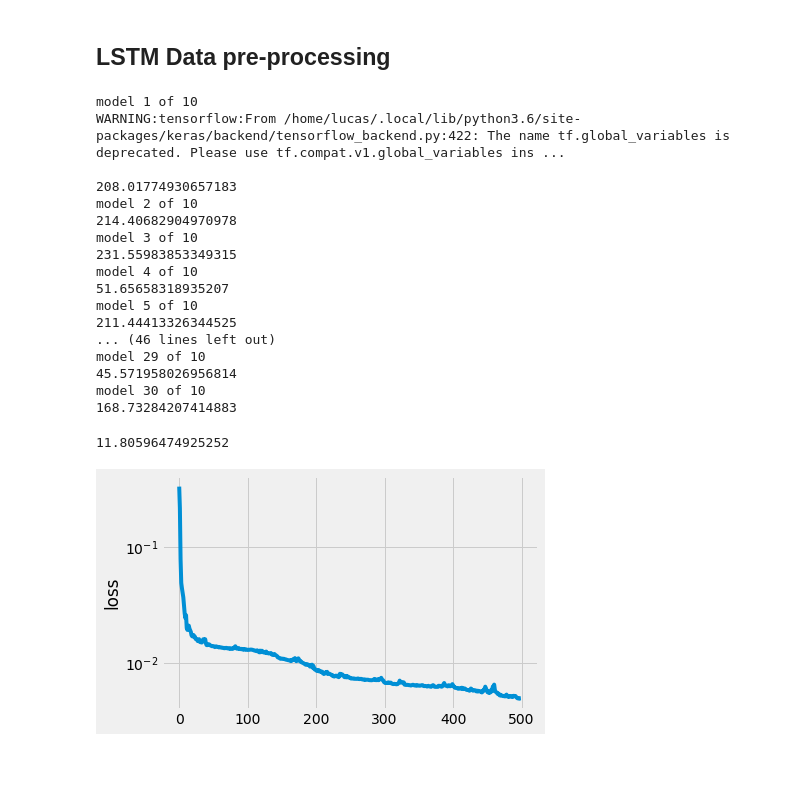
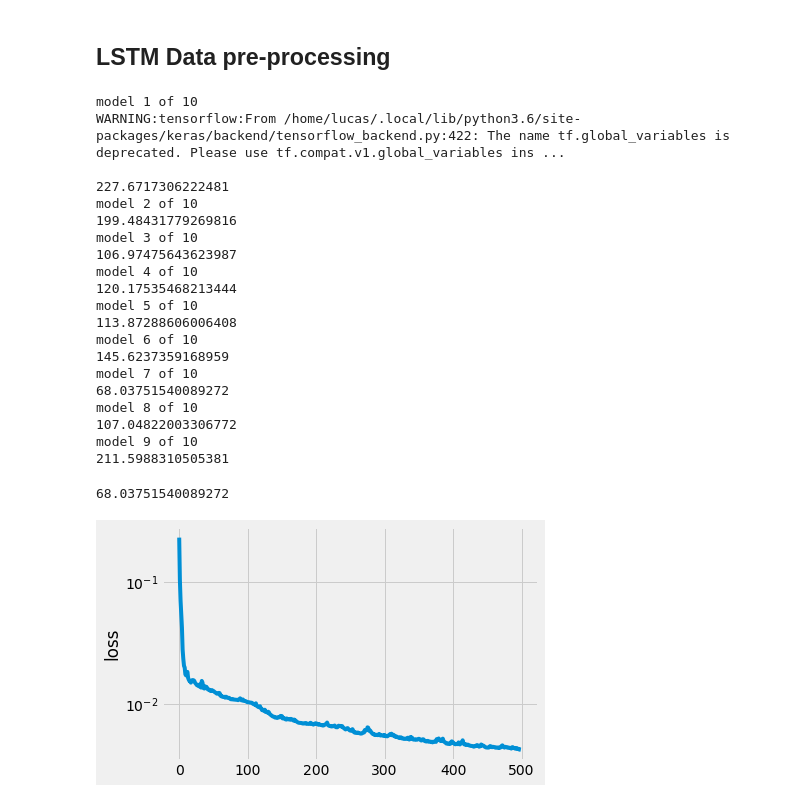
Before and after one commit to lucasBgabriel/traffic_forecasting, a Jupyter notebook: LSTM/LSTM Forecasting.ipynb, the cells around one changed output. Drawn from its saved outputs; the diff is of its cells as text; code cells hidden in the pictures; blank space fills up the shorter version.

```diff
--- a/LSTM/LSTM Forecasting.ipynb
+++ b/LSTM/LSTM Forecasting.ipynb
@@ -167,46 +168,49 @@ best_history = None
 best_rmse = np.inf
 best_prediction = None
 
-for i in range(1, 31):
+for i in range(1, 10):
     print(f'model {i} of 10')
     history, model = create_model()
     yPred, yTest = predict_model(model, test_data)
     rmse = evaluate_model(yPred, yTest)
     print(rmse)
     if  rmse < best_rmse:
         best_model = model
         best_history = history
         best_rmse = rmse
         best_prediction = yPred
 
 # Create dataframe of predicted data
 prediction = pd.DataFrame(data=best_prediction, columns=users_df.columns[1:])
 prediction['time_hour'] = users_df[train_data_len:]['time_hour'].values
 
 
 plot_model_loss(best_history)
 
 best_rmse
 # %% [output]
 model 1 of 10
 WARNING:tensorflow:From /home/lucas/.local/lib/python3.6/site-packages/keras/backend/tensorflow_backend.py:422: The name tf.global_variables is deprecated. Please use tf.compat.v1.global_variables ins ...
 
-208.01774930657183
+227.6717306222481
 model 2 of 10
-214.40682904970978
+199.48431779269816
 model 3 of 10
-231.55983853349315
+106.97475643623987
 model 4 of 10
-51.65658318935207
+120.17535468213444
 model 5 of 10
-211.44413326344525
-... (46 lines left out)
-model 29 of 10
-45.571958026956814
-model 30 of 10
-168.73284207414883
+113.87288606006408
+model 6 of 10
+145.6237359168959
+model 7 of 10
+68.03751540089272
+model 8 of 10
+107.04822003306772
+model 9 of 10
+211.5988310505381
-11.80596474925252
+68.03751540089272
-[figure, old version]
+[figure, new version]
 # %%
 prediction.to_csv(f'../data/forecasting/users/lstm_prediction_{window}.csv', index=False)
 # %%
```
Also changed, not shown: parts of 3 cells of this notebook, 3 other files.
